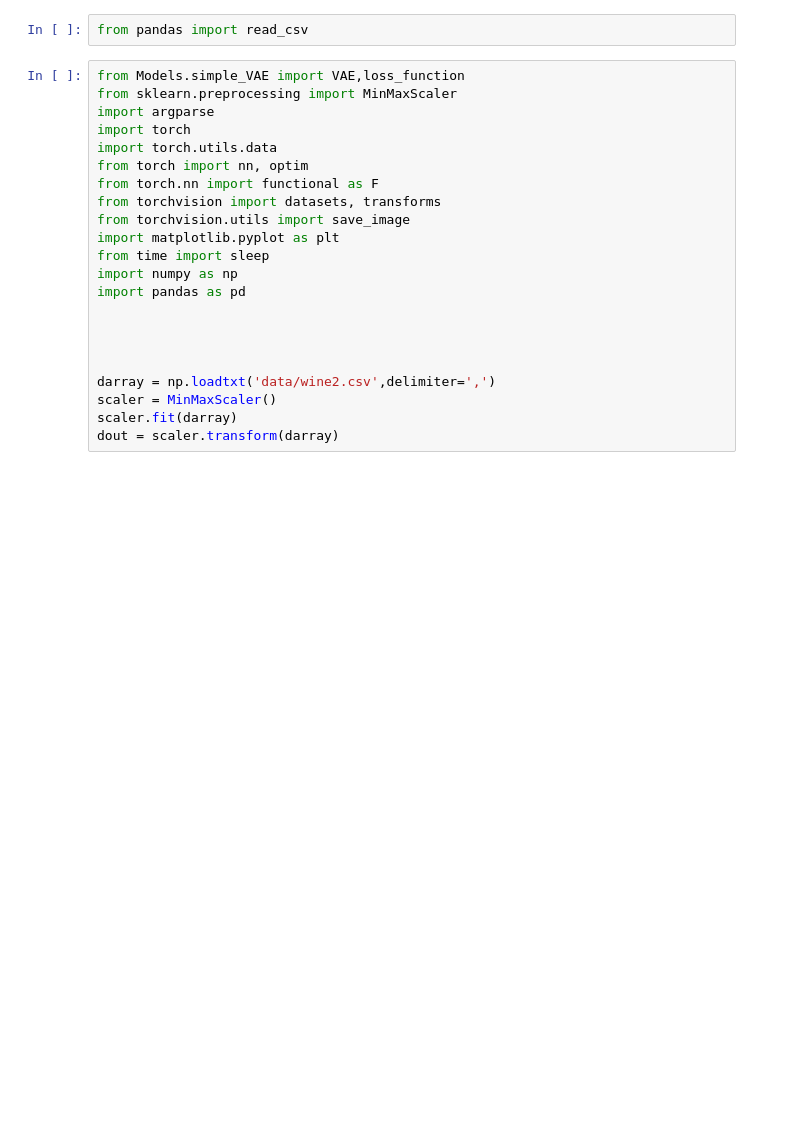
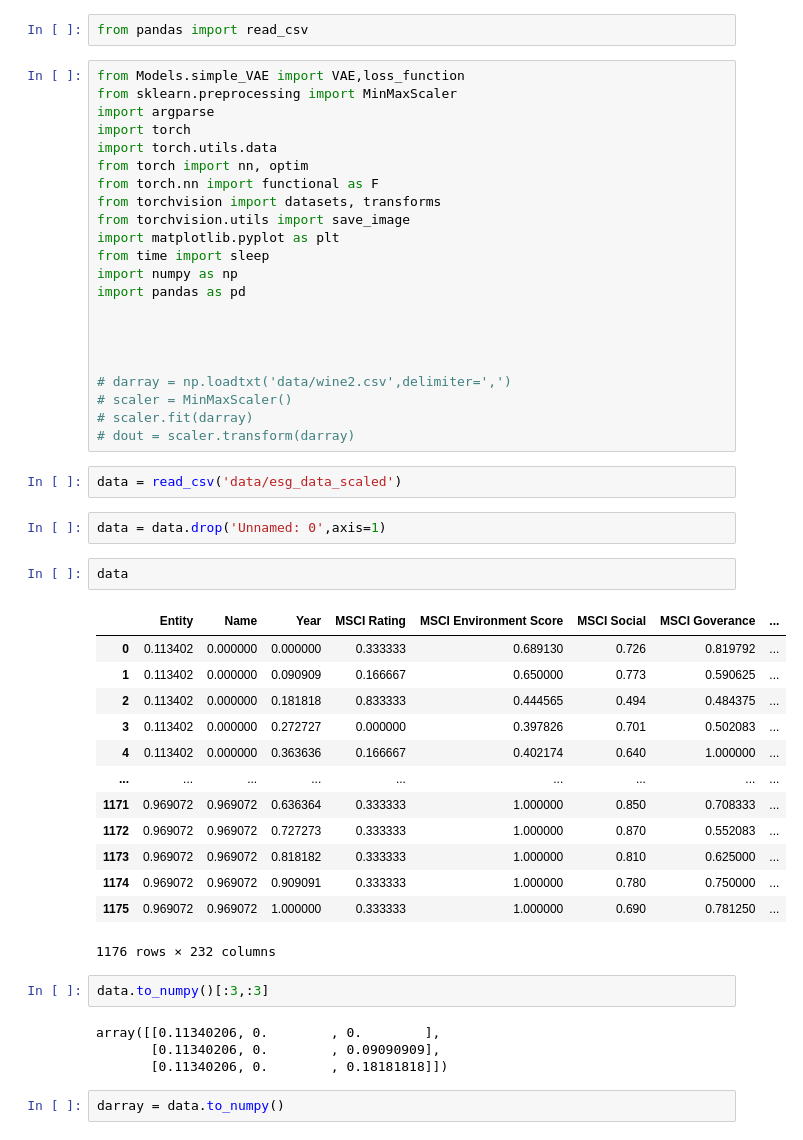
Before and after one commit to awright101/thesis_work_gaialens, a Jupyter notebook: test_models.ipynb, the cells around one changed output. Saved outputs shown, nothing was run; the diff lists cells and outputs as text; blank space fills up the shorter version.

```diff
--- a/test_models.ipynb
+++ b/test_models.ipynb
@@ -18,7 +18,35 @@ import pandas as pd
 
 
 
-darray = np.loadtxt('data/wine2.csv',delimiter=',')
-scaler = MinMaxScaler()
-scaler.fit(darray)
-dout = scaler.transform(darray)
+# darray = np.loadtxt('data/wine2.csv',delimiter=',')
+# scaler = MinMaxScaler()
+# scaler.fit(darray)
+# dout = scaler.transform(darray)
+# %%
+data = read_csv('data/esg_data_scaled')
+# %%
+data = data.drop('Unnamed: 0',axis=1)
+# %%
+data
+# %% [output]
+|  | Entity | Name | Year | MSCI Rating | MSCI Environment Score | MSCI Social | MSCI Goverance | ... |
+| 0 | 0.113402 | 0.000000 | 0.000000 | 0.333333 | 0.689130 | 0.726 | 0.819792 | ... |
+| 1 | 0.113402 | 0.000000 | 0.090909 | 0.166667 | 0.650000 | 0.773 | 0.590625 | ... |
+| 2 | 0.113402 | 0.000000 | 0.181818 | 0.833333 | 0.444565 | 0.494 | 0.484375 | ... |
+| 3 | 0.113402 | 0.000000 | 0.272727 | 0.000000 | 0.397826 | 0.701 | 0.502083 | ... |
+| 4 | 0.113402 | 0.000000 | 0.363636 | 0.166667 | 0.402174 | 0.640 | 1.000000 | ... |
+| ... | ... | ... | ... | ... | ... | ... | ... | ... |
+| 1171 | 0.969072 | 0.969072 | 0.636364 | 0.333333 | 1.000000 | 0.850 | 0.708333 | ... |
+| 1172 | 0.969072 | 0.969072 | 0.727273 | 0.333333 | 1.000000 | 0.870 | 0.552083 | ... |
+| 1173 | 0.969072 | 0.969072 | 0.818182 | 0.333333 | 1.000000 | 0.810 | 0.625000 | ... |
+| 1174 | 0.969072 | 0.969072 | 0.909091 | 0.333333 | 1.000000 | 0.780 | 0.750000 | ... |
+| 1175 | 0.969072 | 0.969072 | 1.000000 | 0.333333 | 1.000000 | 0.690 | 0.781250 | ... |
+1176 rows × 232 columns
+# %%
+data.to_numpy()[:3,:3]
+# %% [output]
+array([[0.11340206, 0.        , 0.        ],
+       [0.11340206, 0.        , 0.09090909],
+       [0.11340206, 0.        , 0.18181818]])
+# %%
+darray = data.to_numpy()
```
Also changed, not shown: parts of 12 cells of this notebook, 5 other files.
